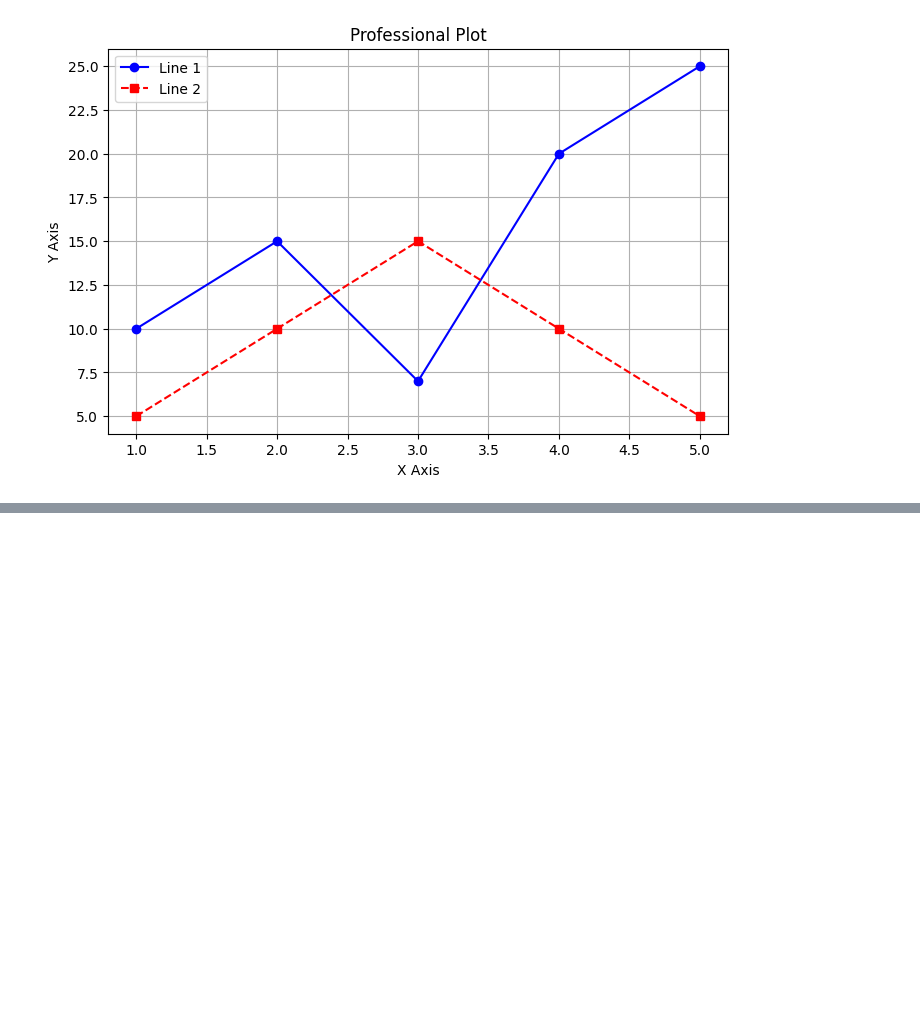
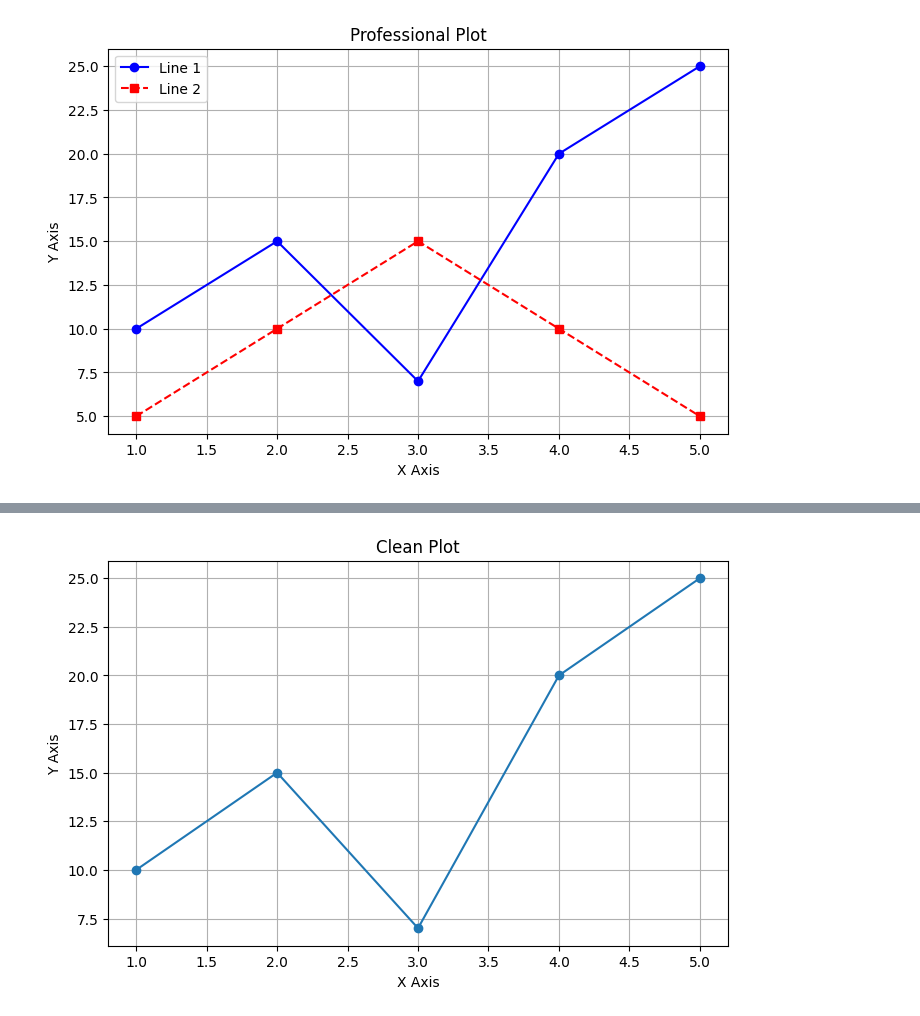
Before and after one commit to hady872/AI_Learning_Journey, a Jupyter notebook: matplotlib_course/matplotlib_ai.ipynb, the cells around one changed output, grey strips where cells are left out. Saved outputs shown, nothing was run; the diff lists cells and outputs as text; code cells hidden in the pictures; blank space fills up the shorter version.

```diff
--- a/matplotlib_course/matplotlib_ai.ipynb
+++ b/matplotlib_course/matplotlib_ai.ipynb
@@ -263,0 +281,15 @@ plt.show()
+# %%
+plt.figure(figsize=(8, 5))
+
+plt.plot(x, y, marker="o")
+
+plt.title("Clean Plot")
+plt.xlabel("X Axis")
+plt.ylabel("Y Axis")
+
+plt.grid()
+
+plt.savefig("final_plot.png", dpi=300)
+plt.show()
+# %% [output]
+[figure, added]
```
Also changed, not shown: parts of 2 cells of this notebook, 2 other files.
